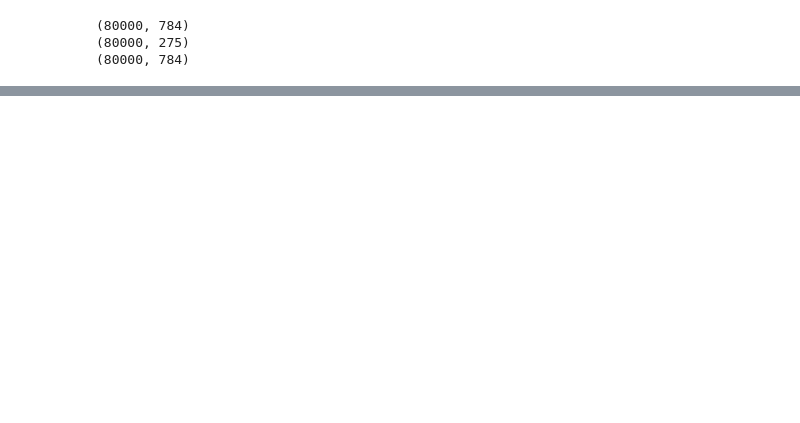
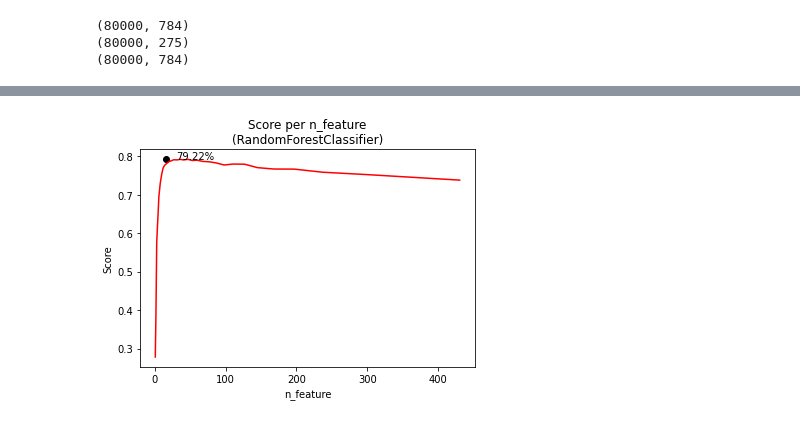
Before and after one commit to ykykyk112/machine_learning, a Jupyter notebook: sklearn_exercise/Dimentionality_Reduction.ipynb, the cells around one changed output, grey strips where cells are left out. Cells and saved outputs as stored; diff of their text form; code cells hidden in the pictures; blank space fills up the shorter version.

```diff
--- a/sklearn_exercise/Dimentionality_Reduction.ipynb
+++ b/sklearn_exercise/Dimentionality_Reduction.ipynb
@@ -263,0 +415,2 @@ building tree 100 of 100
+# %%
+rnd_time_per_variance, rnd_score_per_variance, rnd_component_per_variance = get_time_score(X, y, RandomForestClassifier(random_state = 42))
@@ -263,0 +435,4 @@ building tree 100 of 100
+# %%
+plot_score_variance(rnd_score_per_variance, 'RandomForestClassifier')
+# %% [output]
+[figure, added]
```
Also changed, not shown: parts of 22 cells of this notebook.
